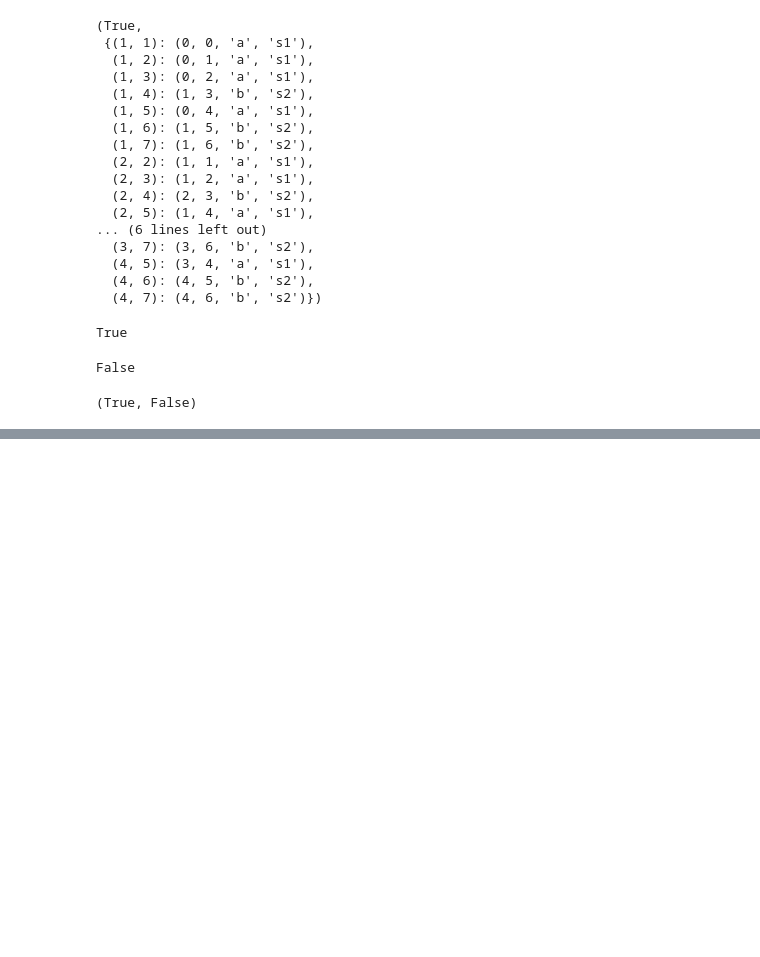
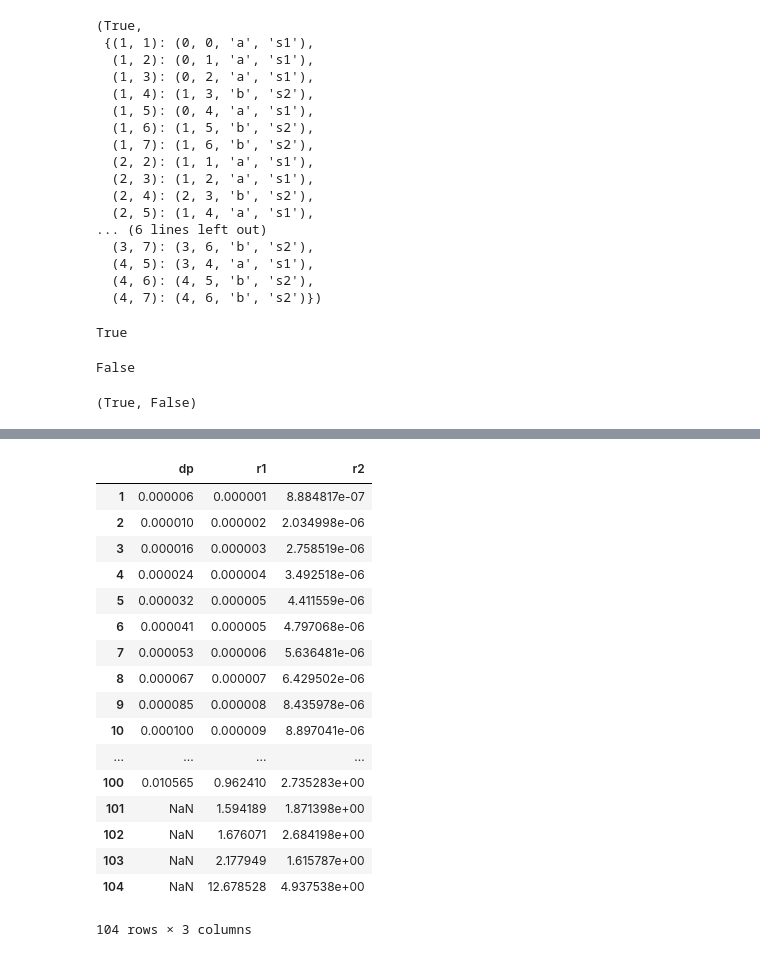
Before and after one commit to NeilNjae/ou-summer-of-code-2017, a Jupyter notebook: 09-resolving-the-bill/subsequence.ipynb, the cells around one changed output, grey strips where cells are left out. Saved outputs shown, nothing was run; the diff lists cells and outputs as text; code cells hidden in the pictures; blank space fills up the shorter version.

```diff
--- a/09-resolving-the-bill/subsequence.ipynb
+++ b/09-resolving-the-bill/subsequence.ipynb
@@ -381,0 +569,23 @@ is_subseq_recursive(sl1, sl12), is_subseq_recursive(sl1, sl23)
+# %%
+time_df = pd.DataFrame([times_recorded_dp, times_recorded_r, times_recorded_r2]).T
+time_df.columns = ['dp', 'r1', 'r2']
+time_df
+# %% [output]
+|  | dp | r1 | r2 |
+| 1 | 0.000006 | 0.000001 | 8.884817e-07 |
+| 2 | 0.000010 | 0.000002 | 2.034998e-06 |
+| 3 | 0.000016 | 0.000003 | 2.758519e-06 |
+| 4 | 0.000024 | 0.000004 | 3.492518e-06 |
+| 5 | 0.000032 | 0.000005 | 4.411559e-06 |
+| 6 | 0.000041 | 0.000005 | 4.797068e-06 |
+| 7 | 0.000053 | 0.000006 | 5.636481e-06 |
+| 8 | 0.000067 | 0.000007 | 6.429502e-06 |
+| 9 | 0.000085 | 0.000008 | 8.435978e-06 |
+| 10 | 0.000100 | 0.000009 | 8.897041e-06 |
+| ... | ... | ... | ... |
+| 100 | 0.010565 | 0.962410 | 2.735283e+00 |
+| 101 | NaN | 1.594189 | 1.871398e+00 |
+| 102 | NaN | 1.676071 | 2.684198e+00 |
+| 103 | NaN | 2.177949 | 1.615787e+00 |
+| 104 | NaN | 12.678528 | 4.937538e+00 |
+104 rows × 3 columns
```
Also changed, not shown: parts of 10 cells of this notebook, 3 other files.
